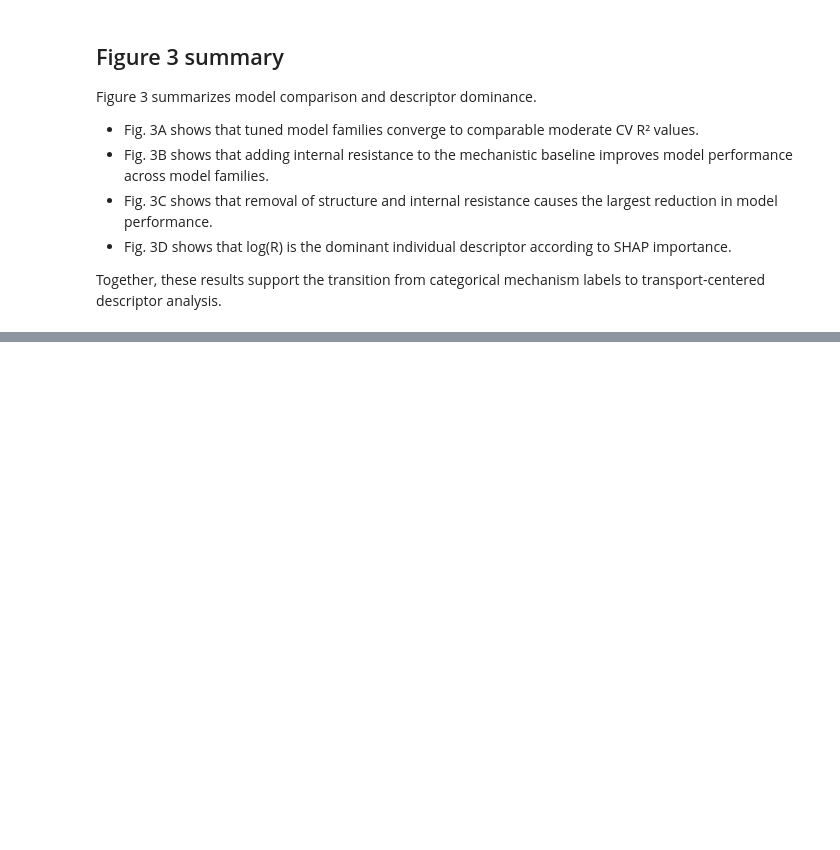
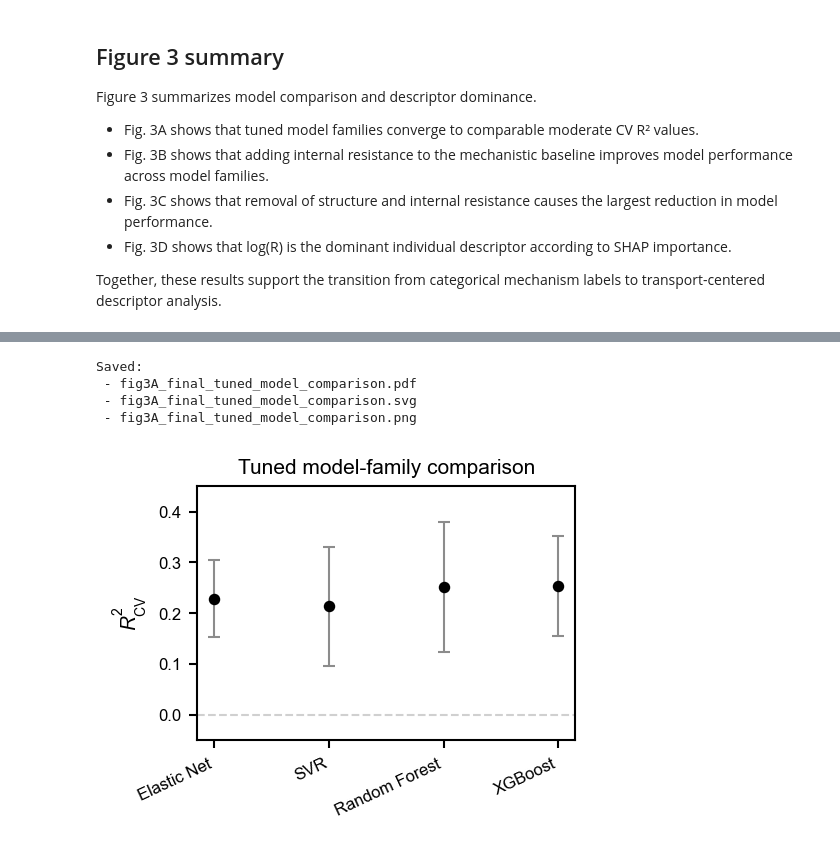
Before and after one commit to wenluanzhang/hydrovoltaic-ml, a Jupyter notebook: notebooks/14_figure3_model_comparison.ipynb, the cells around one changed output, grey strips where cells are left out. Drawn from its saved outputs; the diff is of its cells as text; code cells hidden in the pictures; blank space fills up the shorter version.

Commit message:
final_figure

```diff
--- a/notebooks/14_figure3_model_comparison.ipynb
+++ b/notebooks/14_figure3_model_comparison.ipynb
@@ -492,0 +708,64 @@ Together, these results support the transition from categorical mechanism labels
+# %%
+# =========================
+# Final Fig. 3A
+# Tuned model-family comparison
+# =========================
+
+set_final_style()
+
+fig, ax = plt.subplots(figsize=(3.35, 2.65))
+
+model_order = ["Elastic Net", "SVR", "Random Forest", "XGBoost"]
+
+fig3A_plot = (
+    fig3A
+    .set_index("model")
+    .loc[model_order]
+    .reset_index()
+)
+
+x = np.arange(len(fig3A_plot))
+
+ax.errorbar(
+    x,
+    fig3A_plot["cv_r2_mean"],
+    yerr=fig3A_plot["cv_r2_std"],
+    fmt="o",
+    color=COLORS_FINAL["black"],
+    ecolor=COLORS_FINAL["gray"],
+    elinewidth=1.0,
+    capsize=3,
+    markersize=4.5,
+    markerfacecolor=COLORS_FINAL["black"],
+    markeredgecolor=COLORS_FINAL["black"],
+    zorder=3,
+)
+
+ax.axhline(
+    0,
+    linestyle="--",
+    linewidth=1.0,
+    color=SEMANTIC_FINAL["reference"],
+    zorder=0,
+)
+
+ax.set_xticks(x)
+ax.set_xticklabels(fig3A_plot["model"], rotation=25, ha="right")
+
+ax.set_ylabel(r"$R^2_{\mathrm{CV}}$")
+ax.set_title("Tuned model-family comparison")
+ax.set_ylim(-0.05, 0.45)
+
+format_final_ax(ax, mirror=True)
+
+plt.tight_layout()
+
+save_final_panel(fig, "fig3A_final_tuned_model_comparison")
+
+plt.show()
+# %% [output]
+Saved:
+ - fig3A_final_tuned_model_comparison.pdf
+ - fig3A_final_tuned_model_comparison.svg
+ - fig3A_final_tuned_model_comparison.png
+[figure, added]
```
Also changed, not shown: parts of 7 cells of this notebook, 4 other files.
